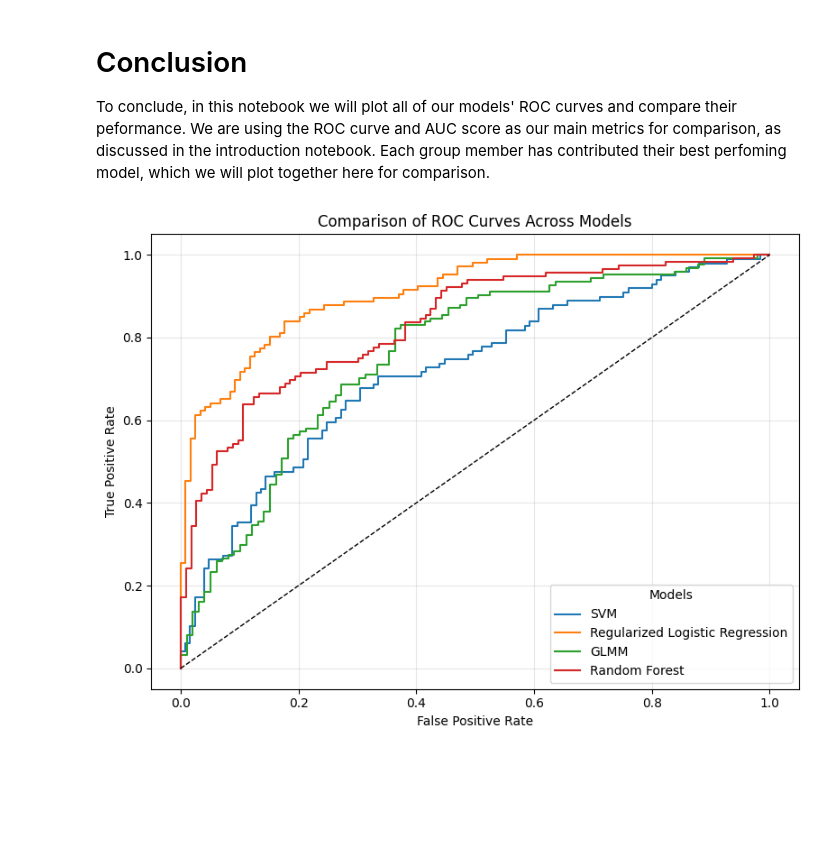
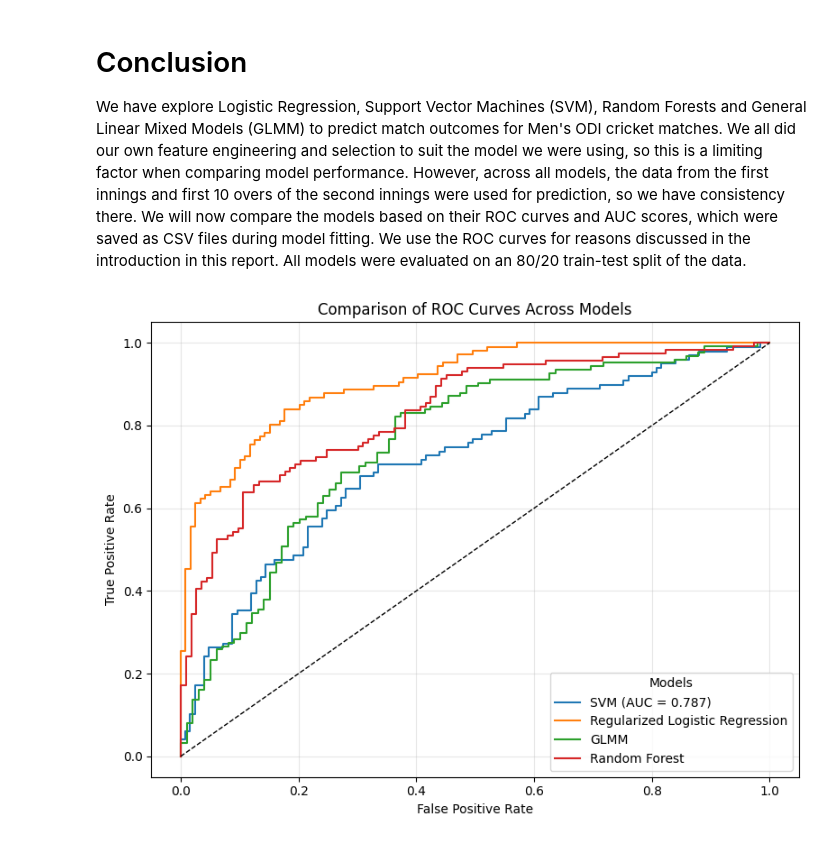
Before and after one commit to y-oth/dst_assessment1, a Jupyter notebook: Report/conclusion.ipynb, the cells around one changed output. Drawn from its saved outputs; the diff is of its cells as text; code cells hidden in the pictures; blank space fills up the shorter version.

```diff
--- a/Report/conclusion.ipynb
+++ b/Report/conclusion.ipynb
@@ -1,40 +1,40 @@
 # %% [markdown]
 # Conclusion
 
-To conclude, in this notebook we will plot all of our models' ROC curves and compare their peformance. We are using the ROC curve and AUC score as our main metrics for comparison, as discussed in the introduction notebook. Each group member has contributed their best perfoming model, which we will plot together here for comparison.
+We have explore Logistic Regression, Support Vector Machines (SVM), Random Forests and General Linear Mixed Models (GLMM) to predict match outcomes for Men's ODI cricket matches. We all did our own feature engineering and selection to suit the model we were using, so this is a limiting factor when comparing model performance. However, across all models, the data from the first innings and first 10 overs of the second innings were used for prediction, so we have consistency there. We will now compare the models based on their ROC curves and AUC scores, which were saved as CSV files during model fitting. We use the ROC curves for reasons discussed in the introduction in this report. All models were evaluated on an 80/20 train-test split of the data.
 # %%
 import pandas as pd
 import matplotlib.pyplot as plt
 
 # Read in each model's ROC data
 svm = pd.read_csv("ROC data/roc_svm.csv")
 logistic = pd.read_csv("ROC data/roc_logistic.csv")
 glmm = pd.read_csv("ROC data/roc_glmm.csv")
 rf = pd.read_csv("ROC data/roc_rf.csv")
 
 
 # Plot all ROC curves
 plt.figure(figsize=(8,6))
 
-plt.plot(svm["FPR"], svm["TPR"], label="SVM")
+plt.plot(svm["FPR"], svm["TPR"], label="SVM (AUC = 0.787)")
 plt.plot(logistic["fpr"], logistic["tpr"], label="Regularized Logistic Regression")
 plt.plot(glmm["FPR"], glmm["TPR"], label="GLMM")
 plt.plot(rf["FPR"], rf["TPR"], label="Random Forest")
 
 
 plt.plot([0, 1], [0, 1], "k--", lw=1)
 
 # Labels, title, legend
 plt.xlabel("False Positive Rate")
 plt.ylabel("True Positive Rate")
 plt.title("Comparison of ROC Curves Across Models")
 plt.legend(title="Models")
 plt.grid(alpha=0.3)
 
 plt.tight_layout()
 plt.show()
 # %% [output]
-[figure, old version]
+[figure, new version]
 # %% [markdown]
 ## Discussion of Results
 
```
Also changed, not shown: parts of 1 cell of this notebook.
